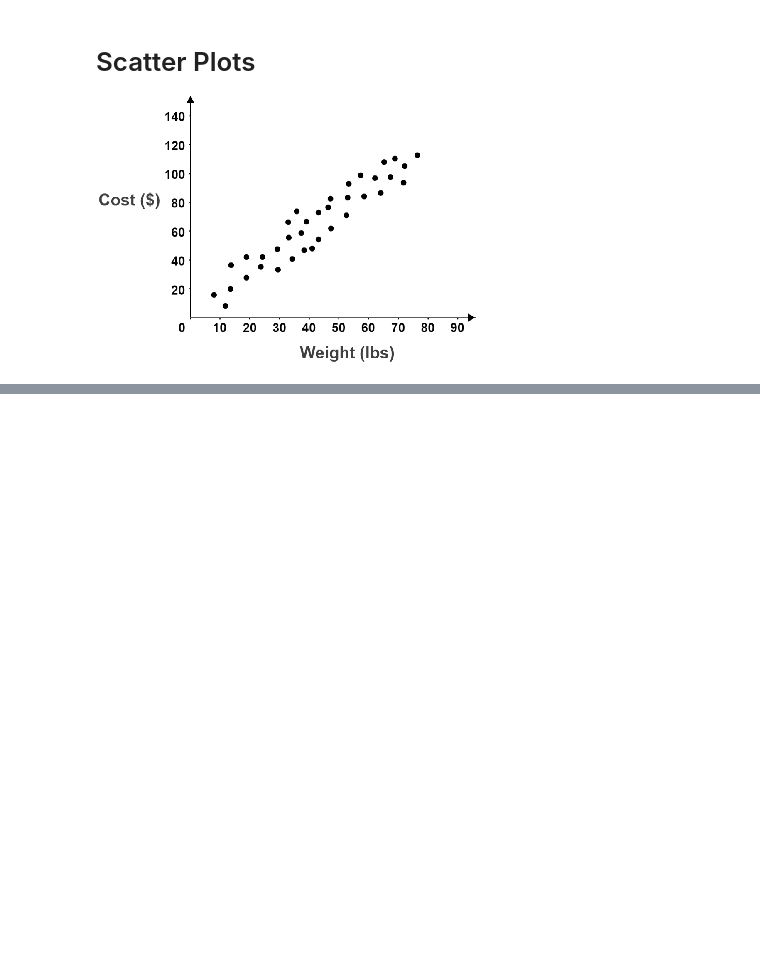
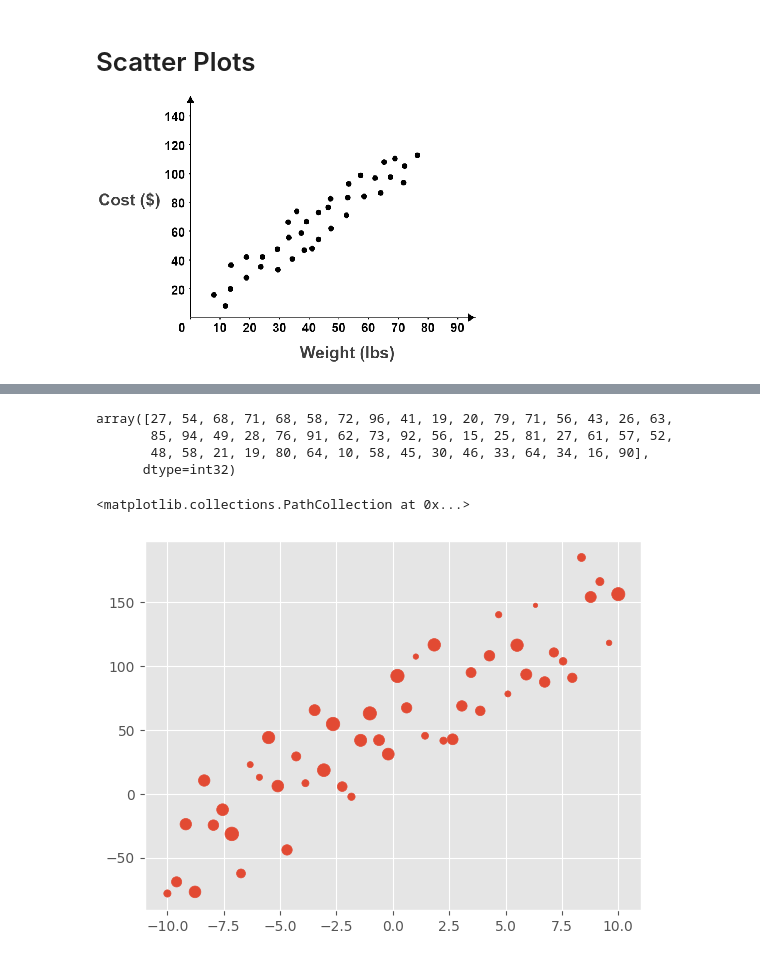
Before and after one commit to Shrikantlala24/Machine-learning, a Jupyter notebook: MatplotLib files/Plot.ipynb, the cells around one changed output, grey strips where cells are left out. Drawn from its saved outputs; the diff is of its cells as text; code cells hidden in the pictures; blank space fills up the shorter version.

```diff
--- a/MatplotLib files/Plot.ipynb
+++ b/MatplotLib files/Plot.ipynb
@@ -161,0 +194,8 @@ plt.style.use('ggplot')
+# %%
+z = np.random.randint(10, 100, 50)
+z
+# %% [output]
+array([27, 54, 68, 71, 68, 58, 72, 96, 41, 19, 20, 79, 71, 56, 43, 26, 63,
+       85, 94, 49, 28, 76, 91, 62, 73, 92, 56, 15, 25, 81, 27, 61, 57, 52,
+       48, 58, 21, 19, 80, 64, 10, 58, 45, 30, 46, 33, 64, 34, 16, 90],
+      dtype=int32)
@@ -161,0 +205,7 @@ plt.style.use('ggplot')
+# %%
+# let's create a 3rd variable for size variation in scatter plot
+
+plt.scatter(x,y,s=z)
+# %% [output]
+<matplotlib.collections.PathCollection at 0x...>
+[figure, added]
```
Also changed, not shown: parts of 5 cells of this notebook, 2 other files.
